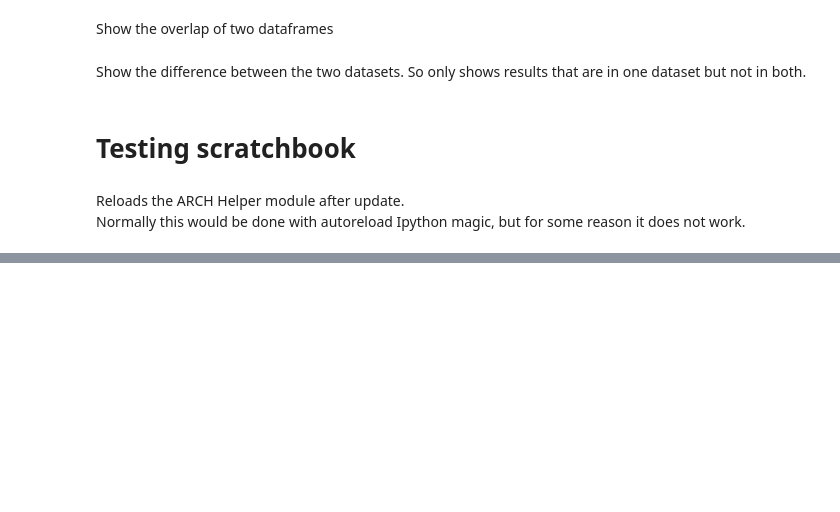
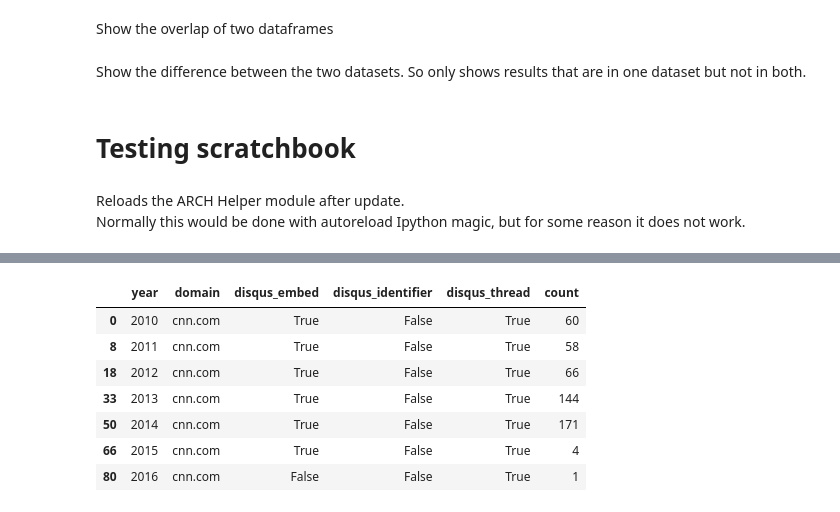
Before and after one commit to smootyboy/ARCH_News_Comments, a Jupyter notebook: Comment_Extraction.ipynb, the cells around one changed output, grey strips where cells are left out. Saved outputs shown, nothing was run; the diff lists cells and outputs as text; code cells hidden in the pictures; blank space fills up the shorter version.

```diff
--- a/Comment_Extraction.ipynb
+++ b/Comment_Extraction.ipynb
@@ -400,0 +450,11 @@ ah.dataframe_intersection(disqus_embed_df[['crawl_date','url']],disqus_identifie
+# %%
+results[results.domain == "cnn.com"]
+# %% [output]
+|  | year | domain | disqus_embed | disqus_identifier | disqus_thread | count |
+| 0 | 2010 | cnn.com | True | False | True | 60 |
+| 8 | 2011 | cnn.com | True | False | True | 58 |
+| 18 | 2012 | cnn.com | True | False | True | 66 |
+| 33 | 2013 | cnn.com | True | False | True | 144 |
+| 50 | 2014 | cnn.com | True | False | True | 171 |
+| 66 | 2015 | cnn.com | True | False | True | 4 |
+| 80 | 2016 | cnn.com | False | False | True | 1 |
```
Also changed, not shown: parts of 17 cells of this notebook.
